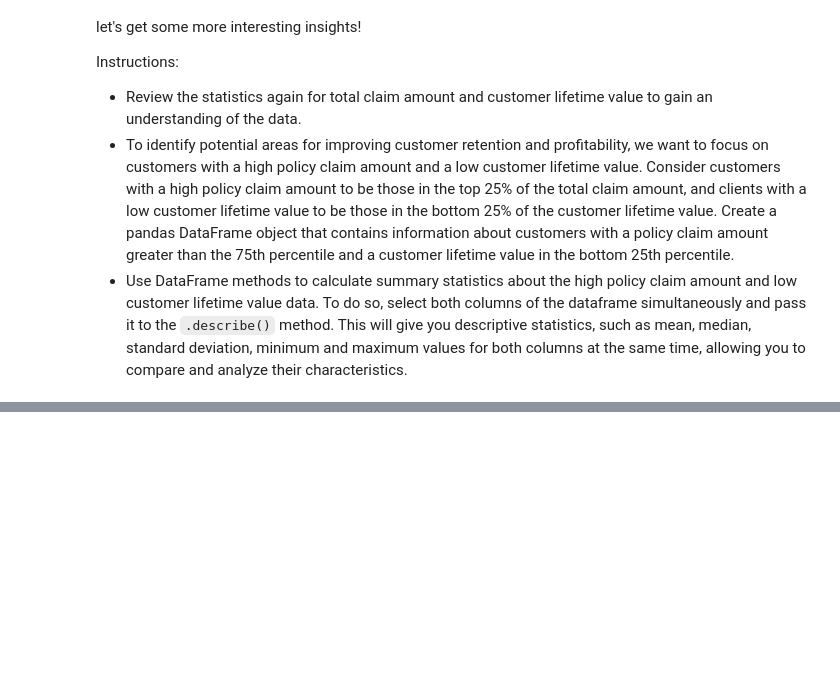
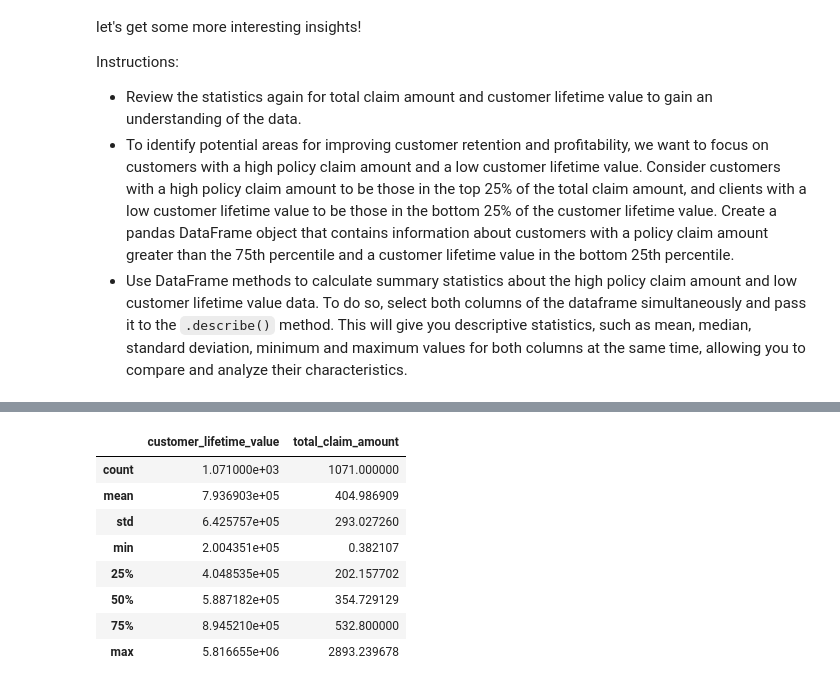
Before and after one commit to amatulghina/lab-dw-data-cleaning-and-formatting, a Jupyter notebook: lab-dw-data-cleaning-and-formatting.ipynb, the cells around one changed output, grey strips where cells are left out. Saved outputs shown, nothing was run; the diff lists cells and outputs as text; code cells hidden in the pictures; blank space fills up the shorter version.

```diff
--- a/lab-dw-data-cleaning-and-formatting.ipynb
+++ b/lab-dw-data-cleaning-and-formatting.ipynb
@@ -312,0 +376,13 @@ Instructions:
+# %%
+# Review the statistics again for total claim amount and customer lifetime value
+df[["customer_lifetime_value","total_claim_amount"]].describe()
+# %% [output]
+|  | customer_lifetime_value | total_claim_amount |
+| count | 1.071000e+03 | 1071.000000 |
+| mean | 7.936903e+05 | 404.986909 |
+| std | 6.425757e+05 | 293.027260 |
+| min | 2.004351e+05 | 0.382107 |
+| 25% | 4.048535e+05 | 202.157702 |
+| 50% | 5.887182e+05 | 354.729129 |
+| 75% | 8.945210e+05 | 532.800000 |
+| max | 5.816655e+06 | 2893.239678 |
```
Also changed, not shown: parts of 14 cells of this notebook.
